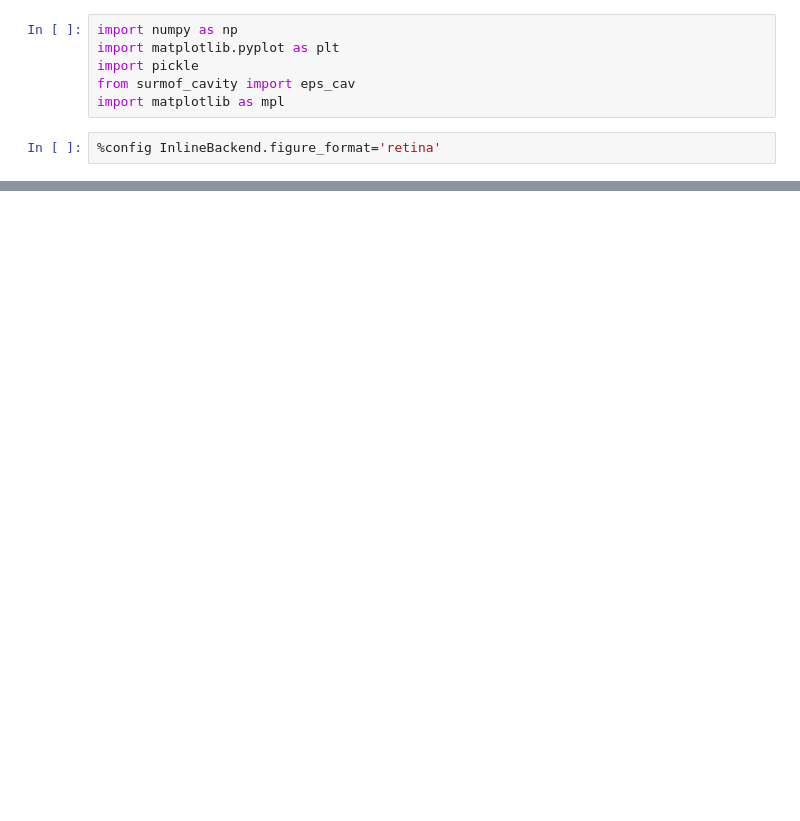
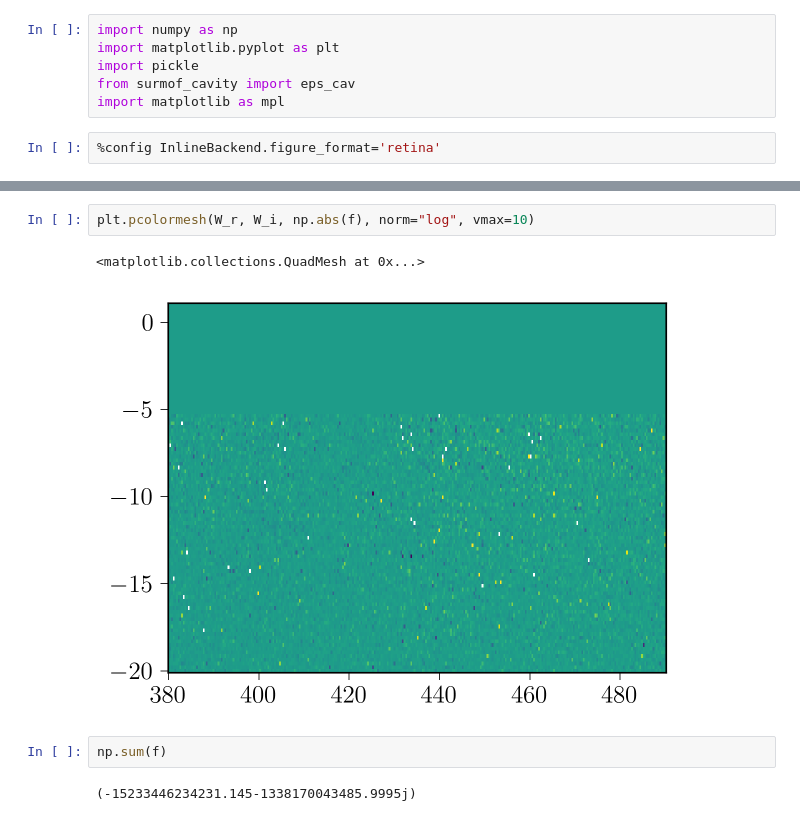
Before and after one commit to jan-david-fischbach/agsurmof, a Jupyter notebook: notebooks/plot_subdivide_results.ipynb, the cells around one changed output, grey strips where cells are left out. Saved outputs shown, nothing was run; the diff lists cells and outputs as text; blank space fills up the shorter version.

```diff
--- a/notebooks/plot_subdivide_results.ipynb
+++ b/notebooks/plot_subdivide_results.ipynb
@@ -52,0 +107,9 @@ plt.savefig("surmof_eps_real.pdf")
+# %%
+plt.pcolormesh(W_r, W_i, np.abs(f), norm="log", vmax=10)
+# %% [output]
+<matplotlib.collections.QuadMesh at 0x...>
+[figure, added]
+# %%
+np.sum(f)
+# %% [output]
+(-15233446234231.145-1338170043485.9995j)
```
Also changed, not shown: parts of 8 cells of this notebook, 23 other files.
